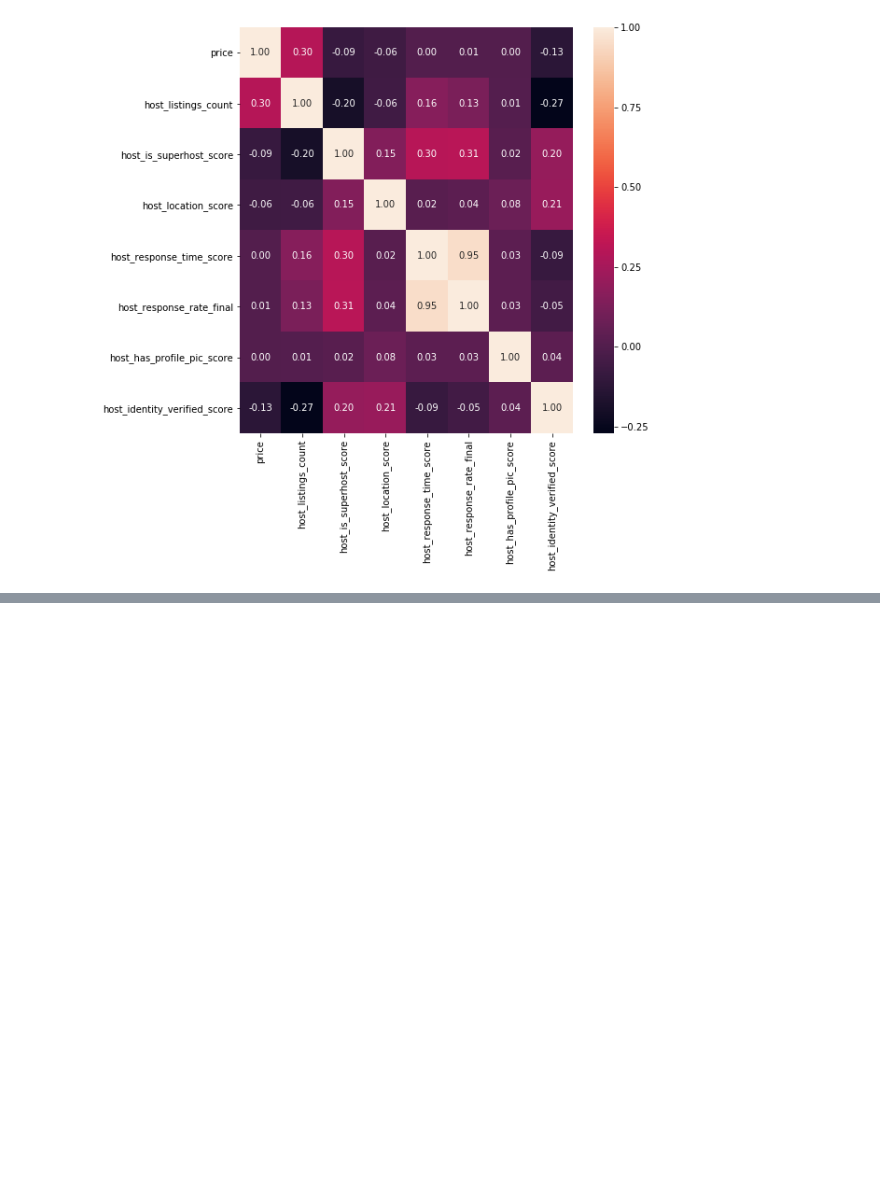
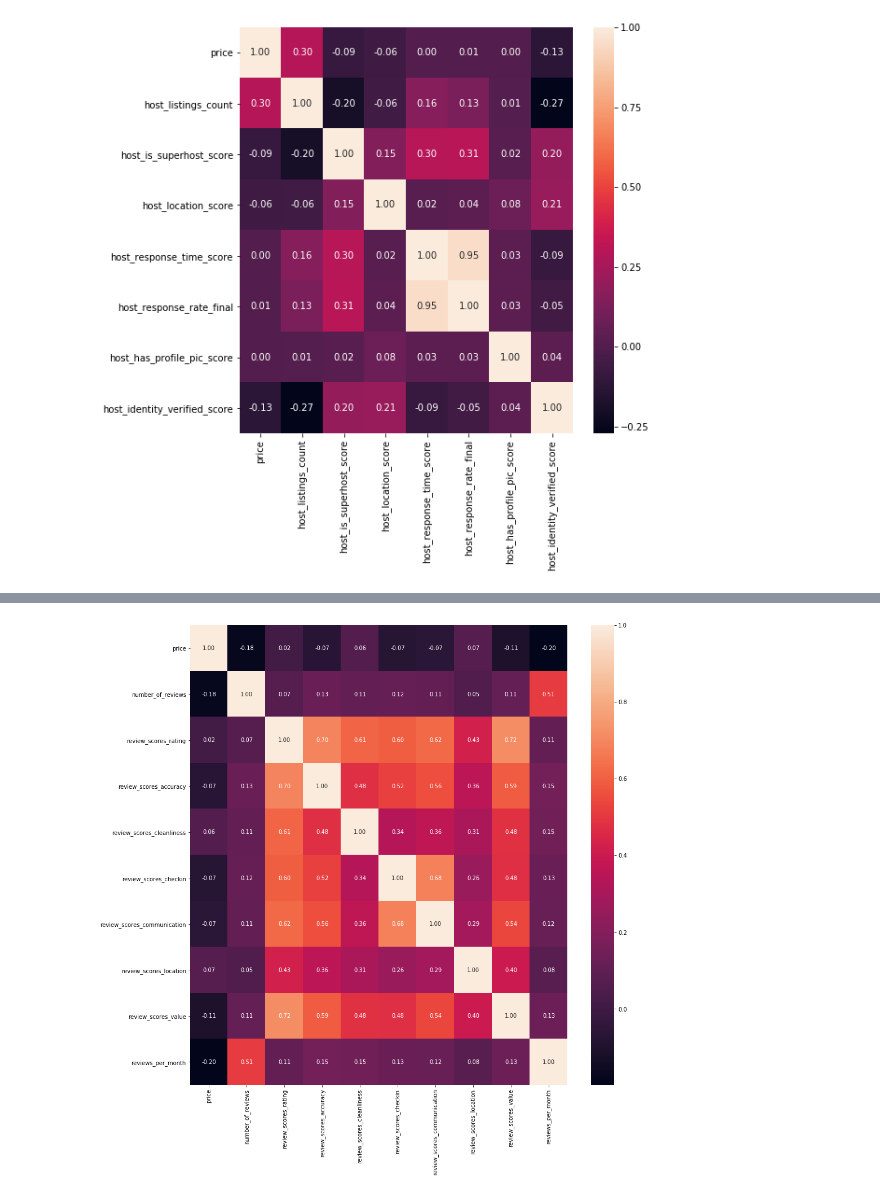
Before and after one commit to mikeli888/Springboard, a Jupyter notebook: sb2018_capstone1/Airbnb_pricing_analysis1.ipynb, the cells around one changed output, grey strips where cells are left out. Saved outputs shown, nothing was run; the diff lists cells and outputs as text; code cells hidden in the pictures; blank space fills up the shorter version.

```diff
--- a/sb2018_capstone1/Airbnb_pricing_analysis1.ipynb
+++ b/sb2018_capstone1/Airbnb_pricing_analysis1.ipynb
@@ -776,3 +777,22 @@ review_scores_communication<BR>
 review_scores_location<BR>
 review_scores_value<BR>
 reviews_per_month<BR>
+# %%
+# Fill NaN values with 0
+r_listings['review_scores_rating'] = r_listings['review_scores_rating'].fillna('0')
+r_listings['review_scores_accuracy'] = r_listings['review_scores_accuracy'].fillna('0')
+r_listings['review_scores_cleanliness'] = r_listings['review_scores_cleanliness'].fillna('0')
+r_listings['review_scores_checkin'] = r_listings['review_scores_checkin'].fillna('0')
+r_listings['review_scores_communication'] = r_listings['review_scores_communication'].fillna('0')
+r_listings['review_scores_location'] = r_listings['review_scores_location'].fillna('0')
+r_listings['review_scores_value'] = r_listings['review_scores_value'].fillna('0')
+r_listings['reviews_per_month'] = r_listings['reviews_per_month'].fillna('0')
+
+reviews_df = r_cleaned[:][reviews_data]
+reviews_df.corr()
+
+plt.rcParams["figure.figsize"] = [15,15]
+sns.heatmap(reviews_df.corr(), annot=True, fmt=".2f")
+plt.show()
+# %% [output]
+[figure, added]
```
Also changed, not shown: parts of 18 cells of this notebook.
